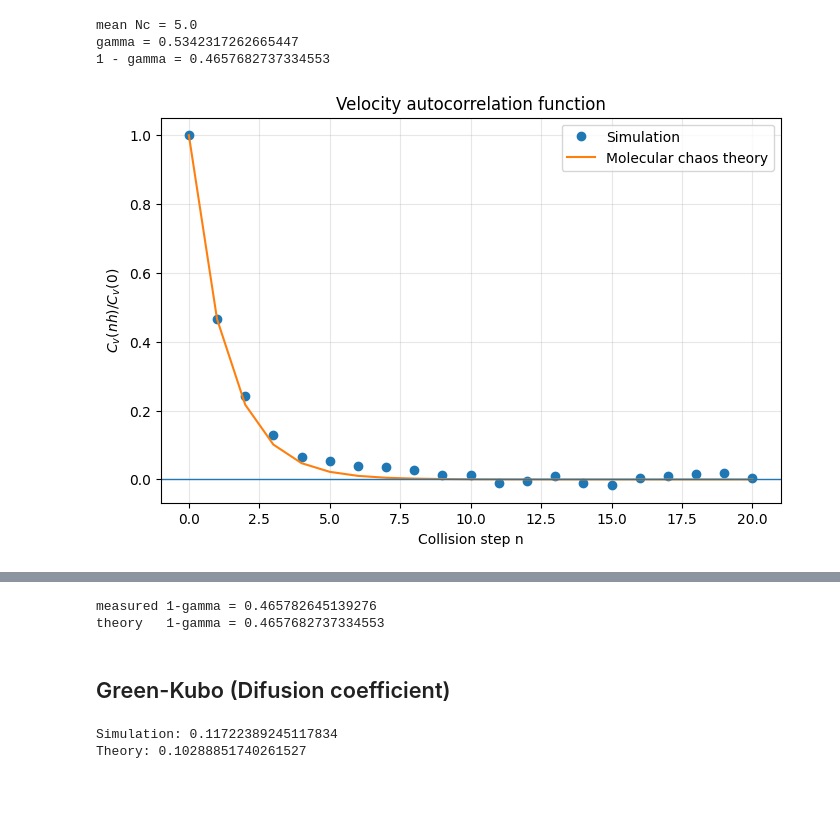
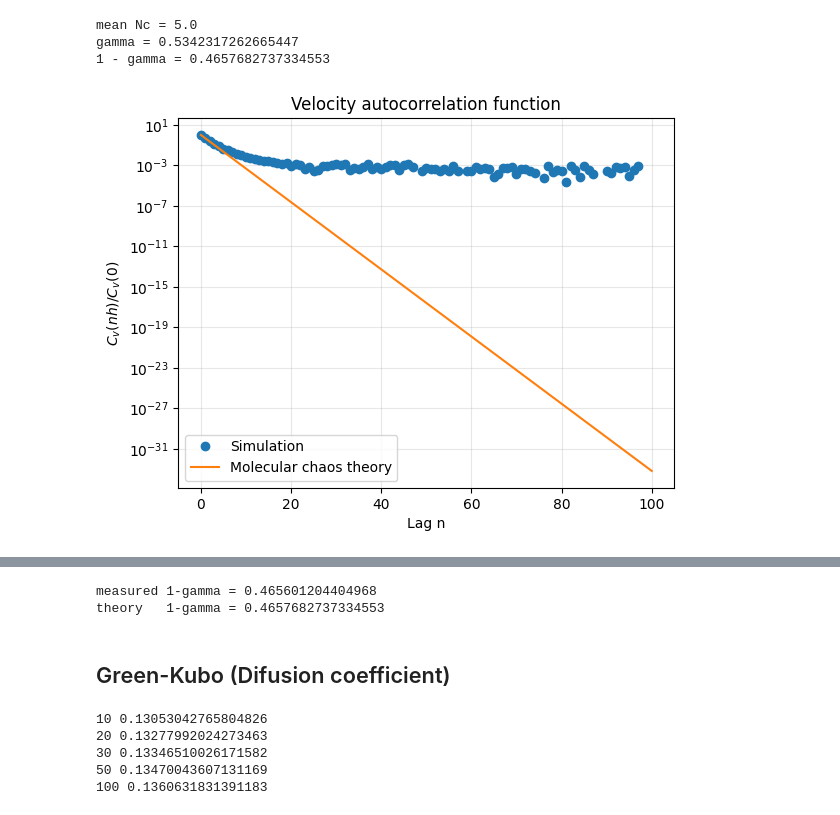
Before and after one commit to olegoniy/mpcd, a Jupyter notebook: notebooks/SolventCpp.ipynb, the cells around one changed output, grey strips where cells are left out. Saved outputs shown, nothing was run; the diff lists cells and outputs as text; code cells hidden in the pictures.

Commit message:
Changed VACF to sample average over time and added plots from Winkler

```diff
--- a/notebooks/SolventCpp.ipynb
+++ b/notebooks/SolventCpp.ipynb
@@ -274,7 +274,7 @@ box = np.array([10.0, 10.0, 10.0])
 
 n_solvent = 5000
 a = 1.0
-h = 0.1
+h = 0.1155
 mass = 1.0
 kBT = 0.75
 alpha = np.pi / 2
@@ -295,11 +295,11 @@ system.initPositionsUniform()
 system.initVelocitiesNormal()
 # %%
 samples = mpcd.runSolvent(
-    system,
-    20,   # steps
-    0,    # sample_every
-    0,    # relative_speed_every
-    1     # vacf_every
+    system=system,
+    steps=5000,
+    sample_period=0,
+    vacf_max_lag=100,
+    vacf_origin_stride=10
 )
 # %%
 steps = np.asarray(samples.vacfSteps)
@@ -353,52 +355,56 @@ mean Nc = 5.0
 gamma = 0.5342317262665447
 1 - gamma = 0.4657682737334553
 # %%
-vacf_theory = (vacf[0]*memory_factor ** vacf_steps)
+lags = np.asarray(samples.averagedVacfLags)
+vacf = np.asarray(samples.averagedVelocityAutocorrelation)
+
+vacf_theory = vacf[0] * memory_factor ** lags
 vacf_normalized = vacf / vacf[0]
-vacf_theory_normalized = (memory_factor ** vacf_steps)
+vacf_theory_normalized = memory_factor ** lags
 # %%
-plt.figure(figsize=(8, 5))
+plt.figure()
 
 plt.plot(
-    vacf_steps,
+    lags,
     vacf_normalized,
     "o",
     label="Simulation"
 )
 
 plt.plot(
-    vacf_steps,
+    lags,
     vacf_theory_normalized,
     "-",
     label="Molecular chaos theory"
 )
 
 plt.axhline(
     0.0,
     linewidth=1
 )
 
-plt.xlabel("Collision step n")
+plt.xlabel("Lag n")
 plt.ylabel(r"$C_v(nh) / C_v(0)$")
+plt.yscale("log")
 plt.title("Velocity autocorrelation function")
 
 plt.legend()
 plt.grid(alpha=0.3)
 
 plt.show()
 
 expected_c0 = (
     3.0
     * system.kBT
     / system.m
 )
 
 print("C(0) simulation =", vacf[0])
 print("C(0) theory     =", expected_c0)
 print(
     "relative error  =",
     abs(vacf[0] - expected_c0)
     / expected_c0
 )
 # %% [output]
-[figure, old version]
+[figure, new version]
@@ -420,16 +426,22 @@ print(
     memory_factor
 )
 # %% [output]
-measured 1-gamma = 0.465782645139276
+measured 1-gamma = 0.465601204404968
 theory   1-gamma = 0.4657682737334553
 # %% [markdown]
 ## Green-Kubo (Difusion coefficient)
 # %%
-D_sim = mpcd.diffusionCoefficientFromVacf(samples, system.h, 10)
-D_theory = mpcd.theoreticalDiffusionCoefficient(system)
+for max_lag in [10, 20, 30, 50, 100]:
+    D_sim = mpcd.diffusionCoefficientFromVacf(
+        samples,
+        system.h,
+        max_lag
+    )
 
-print("Simulation:", D_sim)
-print("Theory:", D_theory)
+    print(max_lag, D_sim)
 # %% [output]
-Simulation: 0.11722389245117834
-Theory: 0.10288851740261527
+10 0.13053042765804826
+20 0.13277992024273463
+30 0.13346510026171582
+50 0.13470043607131169
+100 0.1360631831391183
```
Also changed, not shown: parts of 6 cells of this notebook, 10 other files.
